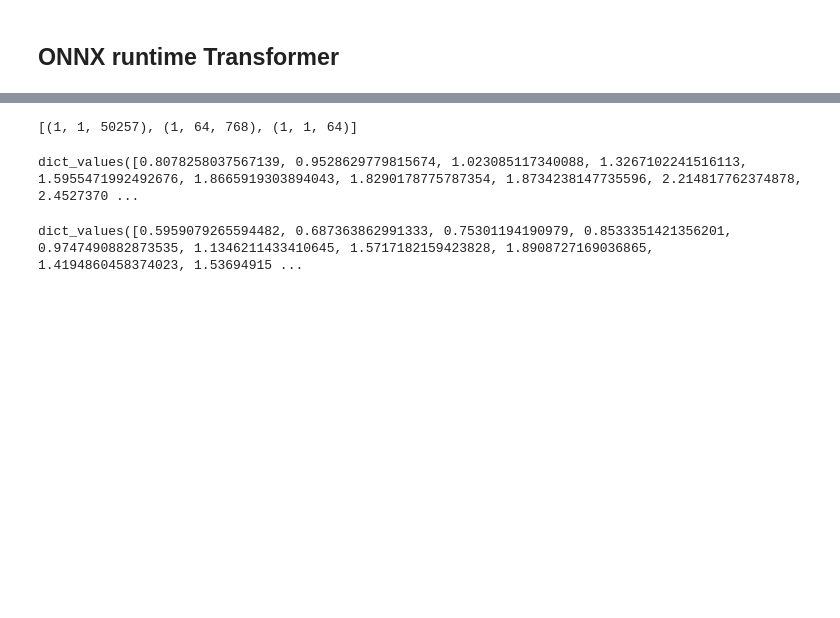
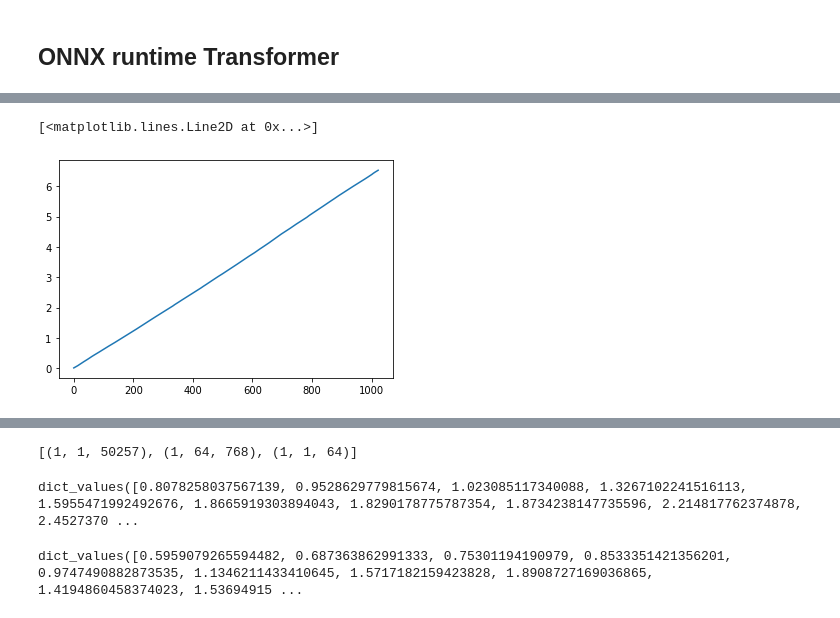
Before and after one commit to yashbonde/RNN-sim, a Jupyter notebook: notebooks/Speed Tests.ipynb, the cells around one changed output, grey strips where cells are left out. Drawn from its saved outputs; the diff is of its cells as text; code cells hidden in the pictures; blank space fills up the shorter version.

```diff
--- a/notebooks/Speed Tests.ipynb
+++ b/notebooks/Speed Tests.ipynb
@@ -521 +504,15 @@ ort_session = onnxruntime.InferenceSession(export_onnx)
+# %%
+ort_inputs = {
+  'input_ids': sample_input.numpy(),
+  'i': np.ones([1,]).astype(int) * 12
+}
+s_rnn, z_rnn = model.init_hidden()
+for i_, (s, z) in enumerate(zip(s_rnn, z_rnn)):
+  ort_inputs.update({
+    f"s.{i_}": s.numpy().astype(np.float32),
+    f"z.{i_}": z.numpy().astype(np.float32),
+  })
+
+# pass through the model
+ort_outs = ort_session.run(None, ort_inputs)
 # %%
@@ -527,0 +596,24 @@ ort_outs = ort_session.run(None, ort_inputs)
+# %%
+# test with ONNX runtime just like with Vanilla
+sample_inputs = np.random.randint(low = 0, high = vocab_size, size = (10))
+time_per_seq_onnx_t2r = []
+n_tests = 10
+for _ in trange(n_tests):
+  this_run_times = onnx_generate(
+    input_ids = sample_inputs,
+    max_length = 1024,
+    num_return_sequences = 10,
+    top_k = 10,
+    do_sample = True
+  )
+  time_per_seq_onnx_t2r.append(this_run_times)
+# %%
+onnx_t2r = np.array(time_per_seq_onnx_t2r)
+# for each case subtract the start time of that generation i.e. first token
+onnx_t2r = onnx_t2r[:, 1:] - onnx_t2r[:, :1]
+onnx_t2r = np.mean(onnx_t2r, 0)
+# %%
+plt.plot(onnx_t2r)
+# %% [output]
+[<matplotlib.lines.Line2D at 0x...>]
+[figure, added]
```
Also changed, not shown: parts of 38 cells of this notebook, 5 other files.
